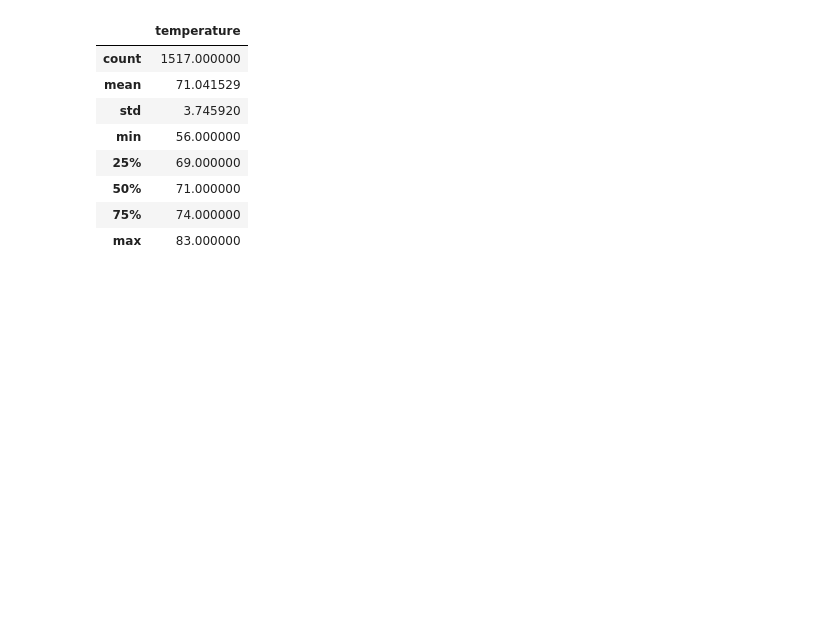
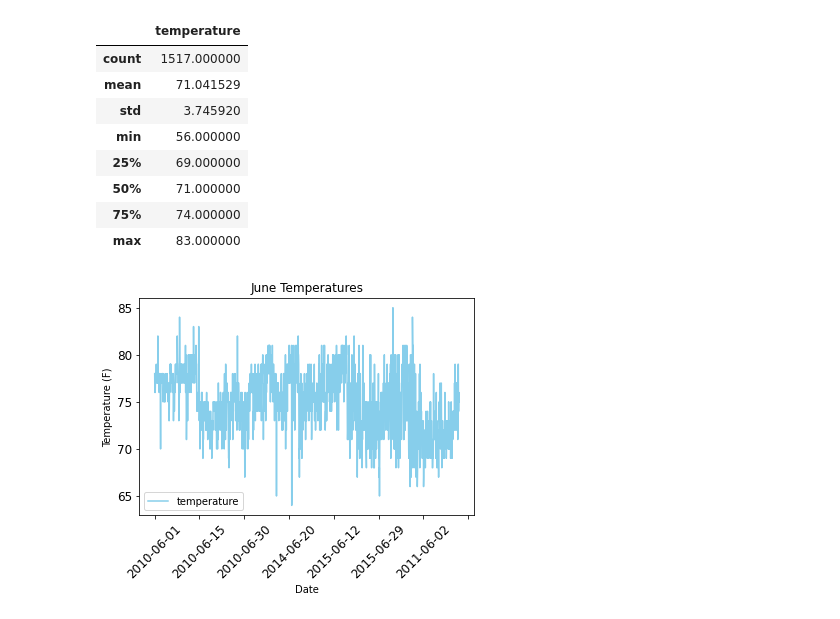
Before and after one commit to sarah17moore/surfs_up, a Jupyter notebook: SurfsUp_Challenge.ipynb, the cells around one changed output. Drawn from its saved outputs; the diff is of its cells as text; code cells hidden in the pictures; blank space fills up the shorter version.

```diff
--- a/SurfsUp_Challenge.ipynb
+++ b/SurfsUp_Challenge.ipynb
@@ -128,0 +131,12 @@ dec_df.describe()
+# %%
+import matplotlib.pyplot as plt
+
+# June Temperature graph
+jun_df.plot(color="skyblue", fontsize = 12)
+plt.title("June Temperatures")
+plt.xlabel("Date")
+plt.ylabel("Temperature (F)")
+plt.xticks(rotation = 45)
+plt.savefig("jun_temp_graph.png")
+# %% [output]
+[figure, added]
```
Also changed, not shown: parts of 15 cells of this notebook, 2 other files.
